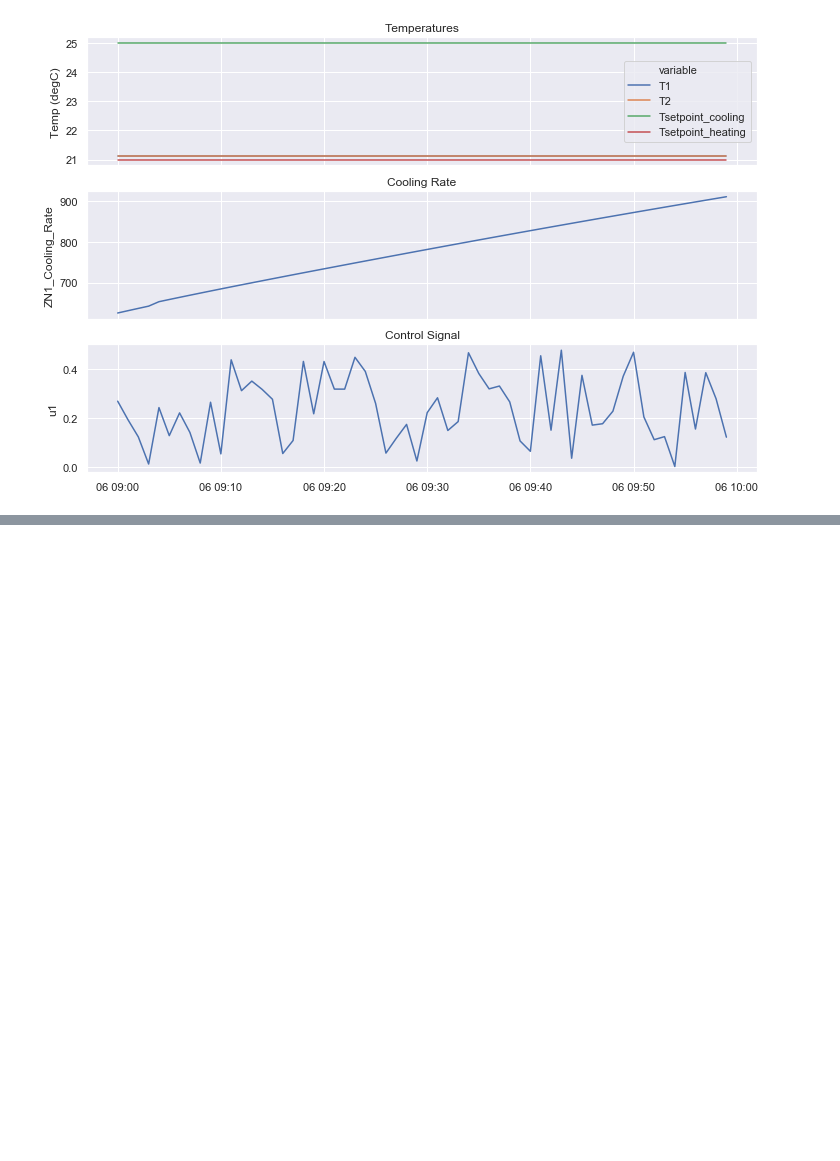
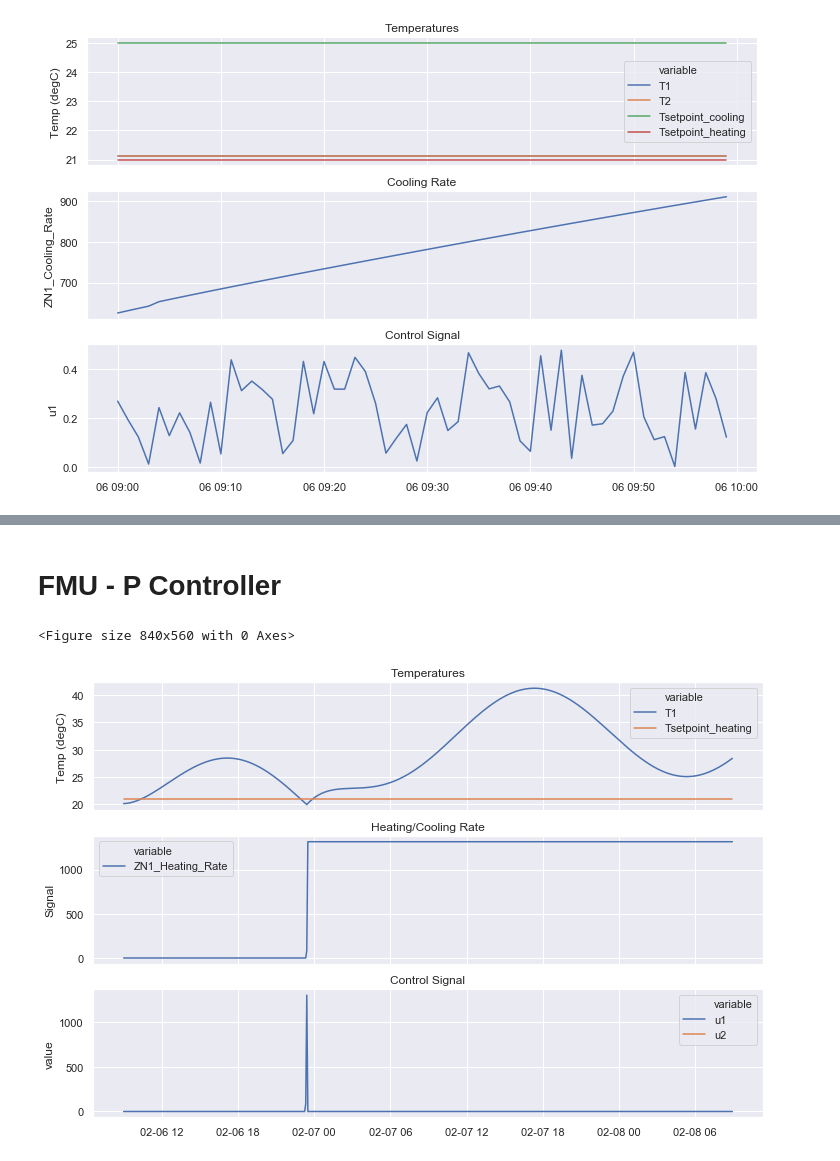
Before and after one commit to nllong/alfalfa-rl-project, a Jupyter notebook: client/rl-example/post-process.ipynb, the cells around one changed output, grey strips where cells are left out. Saved outputs shown, nothing was run; the diff lists cells and outputs as text; code cells hidden in the pictures; blank space fills up the shorter version.

```diff
--- a/client/rl-example/post-process.ipynb
+++ b/client/rl-example/post-process.ipynb
@@ -114,0 +113,59 @@ if os.path.exists(infile):
+# %% [markdown]
+# FMU - P Controller
+# %%
+infile = os.path.join('results-rl-fmu-base', 'rl-fmu-base.csv')
+if os.path.exists(infile):
+    temp_vars = [
+        'T1',
+        'Tsetpoint_heating',
+    ]
+    y2_vars = [
+        'ZN1_Heating_Rate',
+    ]
+    y3_vars = [
+        'u1',
+        'u2'
+
+    ]
+
+    df = pd.read_csv(infile)
+    df['timestamp']= pd.to_datetime(df['timestamp'])
+
+    plt.figure(figsize=(12, 8), dpi=70)
+    fig, ax = plt.subplots(3,1)
+
+    plot_data = pd.melt(df, id_vars=['timestamp'], value_vars=temp_vars)
+    sns.lineplot(
+        x='timestamp',
+        y='value',
+        hue='variable',
+        data=plot_data,
+        ax=ax[0]
+    ).set_title('Temperatures')
+    ax[0].set_xlabel('')
+    ax[0].set_ylabel('Temp (degC)')
+    ax[0].set_xticklabels([])
+    plot_data = pd.melt(df, id_vars=['timestamp'], value_vars=y2_vars)
+    sns.lineplot(
+        x='timestamp',
+        y='value',
+        hue='variable',
+        data=plot_data,
+        ax=ax[1]
+    ).set_title('Heating/Cooling Rate')
+    ax[1].set_xlabel('')
+    ax[1].set_ylabel('Rate (J/s)')
+    ax[1].set_xticklabels([])
+    plot_data = pd.melt(df, id_vars=['timestamp'], value_vars=y3_vars)
+    sns.lineplot(
+        x=df['timestamp'],
+        y='value',
+        hue='variable',
+        data=plot_data,
+        ax=ax[2]
+    ).set_title('Control Signal')
+    ax[1].set_ylabel('Signal')
+    ax[2].set_xlabel('')
+# %% [output]
+<Figure size 840x560 with 0 Axes>
+[figure, added]
```
Also changed, not shown: parts of 3 cells of this notebook, 17 other files.
